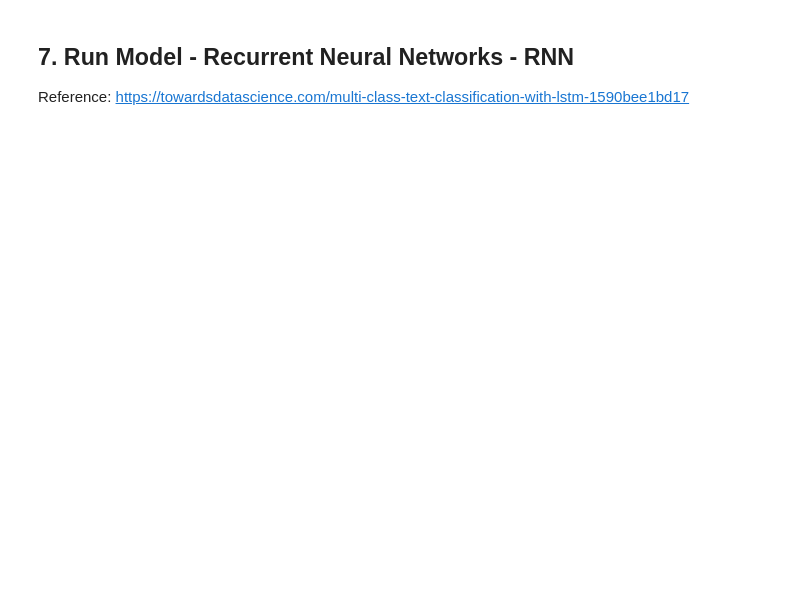
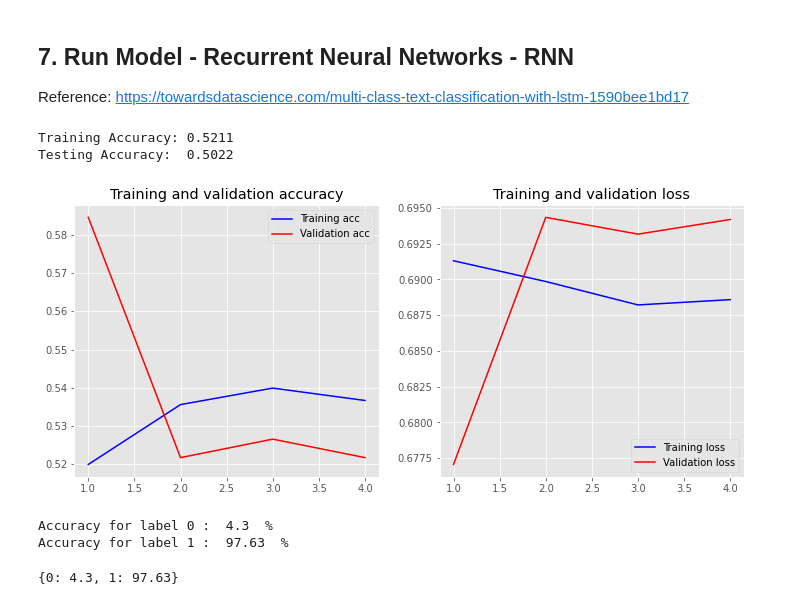
Before and after one commit to john2408/ClassificationProblems, a Jupyter notebook: Sentiment_Analysis/SA_CNN.ipynb, the cells around one changed output. Cells and saved outputs as stored; diff of their text form; code cells hidden in the pictures; blank space fills up the shorter version.

```diff
--- a/Sentiment_Analysis/SA_CNN.ipynb
+++ b/Sentiment_Analysis/SA_CNN.ipynb
@@ -398,24 +463,30 @@ model.add(layers.Dense(output_label, activation='sigmoid'))
 
 model.compile(loss='categorical_crossentropy', optimizer='adam', metrics=['accuracy'])
 # %%
-epochs = 100
-
 history = model.fit(X_train,
                     Y_train,
                     epochs = epochs,
                     batch_size = batch_size,
                     validation_data = (X_test, Y_test),
                     validation_split=0.1,
                     verbose = False,
                     callbacks=[EarlyStopping(monitor='val_loss', patience=3, min_delta=0.0001)])
 
 
 loss, accuracy = model.evaluate(X_train, Y_train, verbose=False)
 print("Training Accuracy: {:.4f}".format(accuracy))
 loss, accuracy = model.evaluate(X_test, Y_test, verbose=False)
 print("Testing Accuracy:  {:.4f}".format(accuracy))
 plot_history(history)
+# %% [output]
+Training Accuracy: 0.5211
+Testing Accuracy:  0.5022
+[figure, added]
 # %%
 Y_pred = model.predict(X_test)
 conf_matrix = confusion_matrix(Y_test.argmax(axis=1), Y_pred.argmax(axis=1)) / len(Y_pred)
-cal_label_accuracy(conf_matrix)
+cal_label_accuracy(conf_matrix, verbose = 1)
+# %% [output]
+Accuracy for label 0 :  4.3  %
+Accuracy for label 1 :  97.63  %
+{0: 4.3, 1: 97.63}
```
Also changed, not shown: parts of 27 cells of this notebook, 1 other file.
